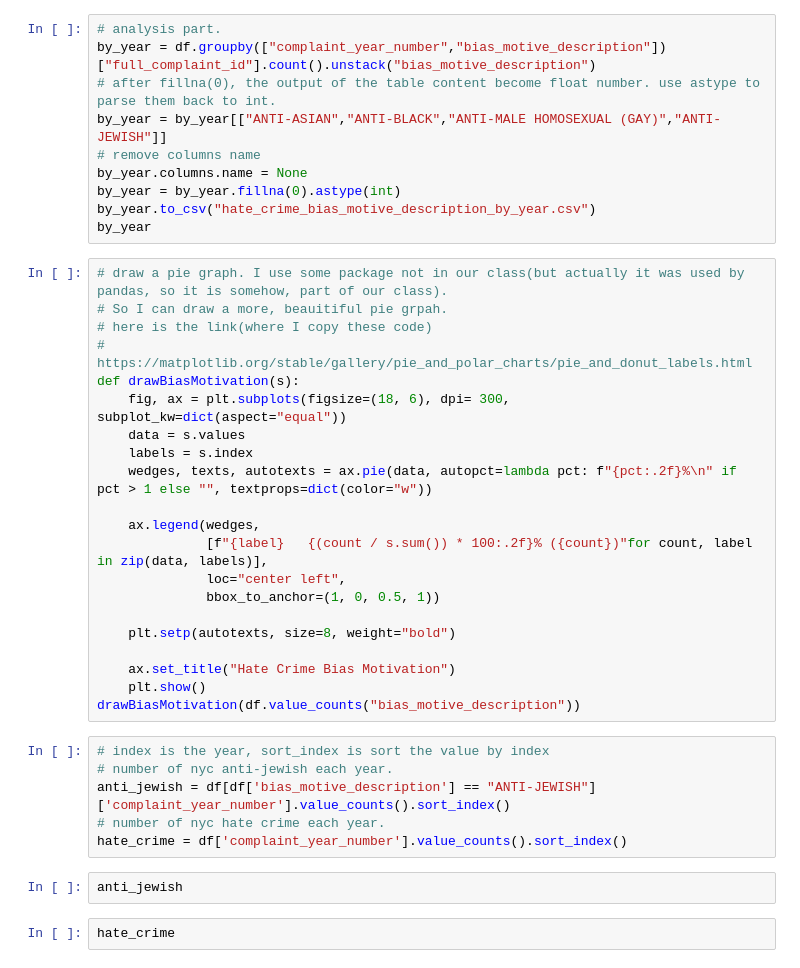
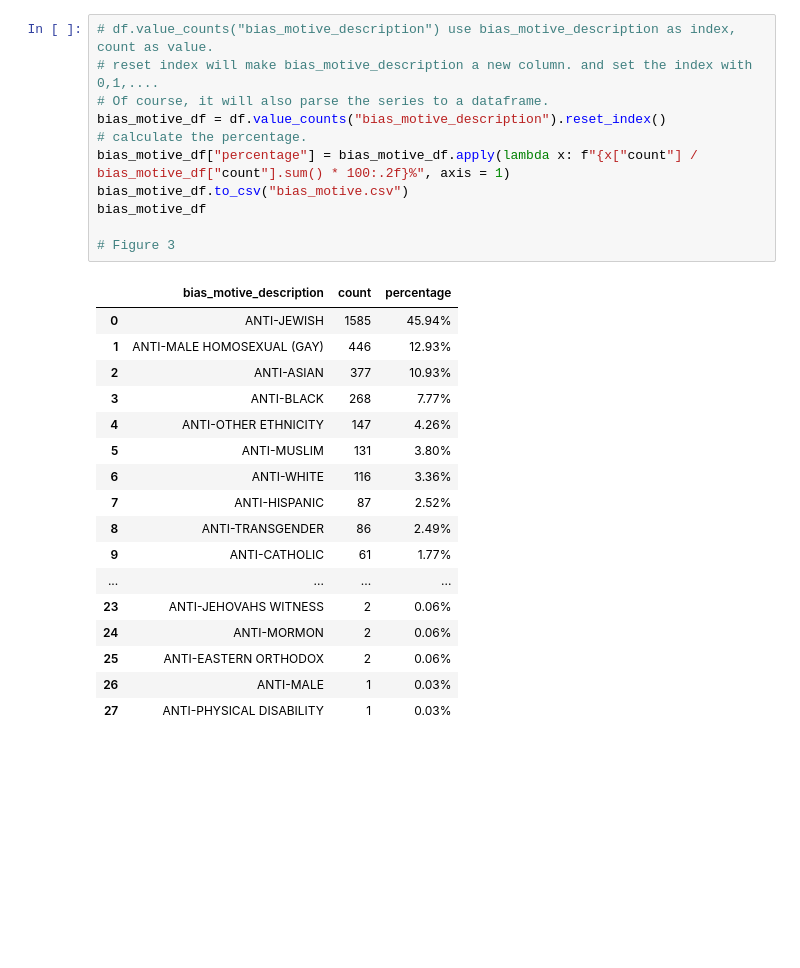
Before and after one commit to chengxilo/com2300-group-project, a Jupyter notebook: hatecrime.ipynb, the cells around one changed output. Saved outputs shown, nothing was run; the diff lists cells and outputs as text; blank space fills up the shorter version.

```diff
--- a/hatecrime.ipynb
+++ b/hatecrime.ipynb
@@ -49,41 +78,29 @@ by_year_region
-# %%
-# analysis part.
-by_year = df.groupby(["complaint_year_number","bias_motive_description"])["full_complaint_id"].count().unstack("bias_motive_description")
-# after fillna(0), the output of the table content become float number. use astype to parse them back to int.
-by_year = by_year[["ANTI-ASIAN","ANTI-BLACK","ANTI-MALE HOMOSEXUAL (GAY)","ANTI-JEWISH"]]
-# remove columns name
-by_year.columns.name = None
-by_year = by_year.fillna(0).astype(int)
-by_year.to_csv("hate_crime_bias_motive_description_by_year.csv")
-by_year
 # %%
-# draw a pie graph. I use some package not in our class(but actually it was used by pandas, so it is somehow, part of our class).
-# So I can draw a more, beauitiful pie grpah.
-# here is the link(where I copy these code)
-# https://matplotlib.org/stable/gallery/pie_and_polar_charts/pie_and_donut_labels.html
-def drawBiasMotivation(s):
-    fig, ax = plt.subplots(figsize=(18, 6), dpi= 300, subplot_kw=dict(aspect="equal"))
-    data = s.values
-    labels = s.index
-    wedges, texts, autotexts = ax.pie(data, autopct=lambda pct: f"{pct:.2f}%\n" if pct > 1 else "", textprops=dict(color="w"))
+# df.value_counts("bias_motive_description") use bias_motive_description as index, count as value.
+# reset index will make bias_motive_description a new column. and set the index with 0,1,....
+# Of course, it will also parse the series to a dataframe.
+bias_motive_df = df.value_counts("bias_motive_description").reset_index()
+# calculate the percentage.
+bias_motive_df["percentage"] = bias_motive_df.apply(lambda x: f"{x["count"] / bias_motive_df["count"].sum() * 100:.2f}%", axis = 1)
+bias_motive_df.to_csv("bias_motive.csv")
+bias_motive_df
 
-    ax.legend(wedges,
-              [f"{label}   {(count / s.sum()) * 100:.2f}% ({count})"for count, label in zip(data, labels)],
-              loc="center left",
-              bbox_to_anchor=(1, 0, 0.5, 1))
-
-    plt.setp(autotexts, size=8, weight="bold")
-
-    ax.set_title("Hate Crime Bias Motivation")
-    plt.show()
-drawBiasMotivation(df.value_counts("bias_motive_description"))
+# Figure 3
+# %% [output]
+|  | bias_motive_description | count | percentage |
+| 0 | ANTI-JEWISH | 1585 | 45.94% |
+| 1 | ANTI-MALE HOMOSEXUAL (GAY) | 446 | 12.93% |
+| 2 | ANTI-ASIAN | 377 | 10.93% |
+| 3 | ANTI-BLACK | 268 | 7.77% |
+| 4 | ANTI-OTHER ETHNICITY | 147 | 4.26% |
+| 5 | ANTI-MUSLIM | 131 | 3.80% |
+| 6 | ANTI-WHITE | 116 | 3.36% |
+| 7 | ANTI-HISPANIC | 87 | 2.52% |
+| 8 | ANTI-TRANSGENDER | 86 | 2.49% |
+| 9 | ANTI-CATHOLIC | 61 | 1.77% |
+| ... | ... | ... | ... |
+| 23 | ANTI-JEHOVAHS WITNESS | 2 | 0.06% |
+| 24 | ANTI-MORMON | 2 | 0.06% |
+| 25 | ANTI-EASTERN ORTHODOX | 2 | 0.06% |
+| 26 | ANTI-MALE | 1 | 0.03% |
+| 27 | ANTI-PHYSICAL DISABILITY | 1 | 0.03% |
-# %%
-# index is the year, sort_index is sort the value by index
-# number of nyc anti-jewish each year.
-anti_jewish = df[df['bias_motive_description'] == "ANTI-JEWISH"]['complaint_year_number'].value_counts().sort_index()
-# number of nyc hate crime each year.
-hate_crime = df['complaint_year_number'].value_counts().sort_index()
-# %%
-anti_jewish
-# %%
-hate_crime
```
Also changed, not shown: parts of 13 cells of this notebook.
